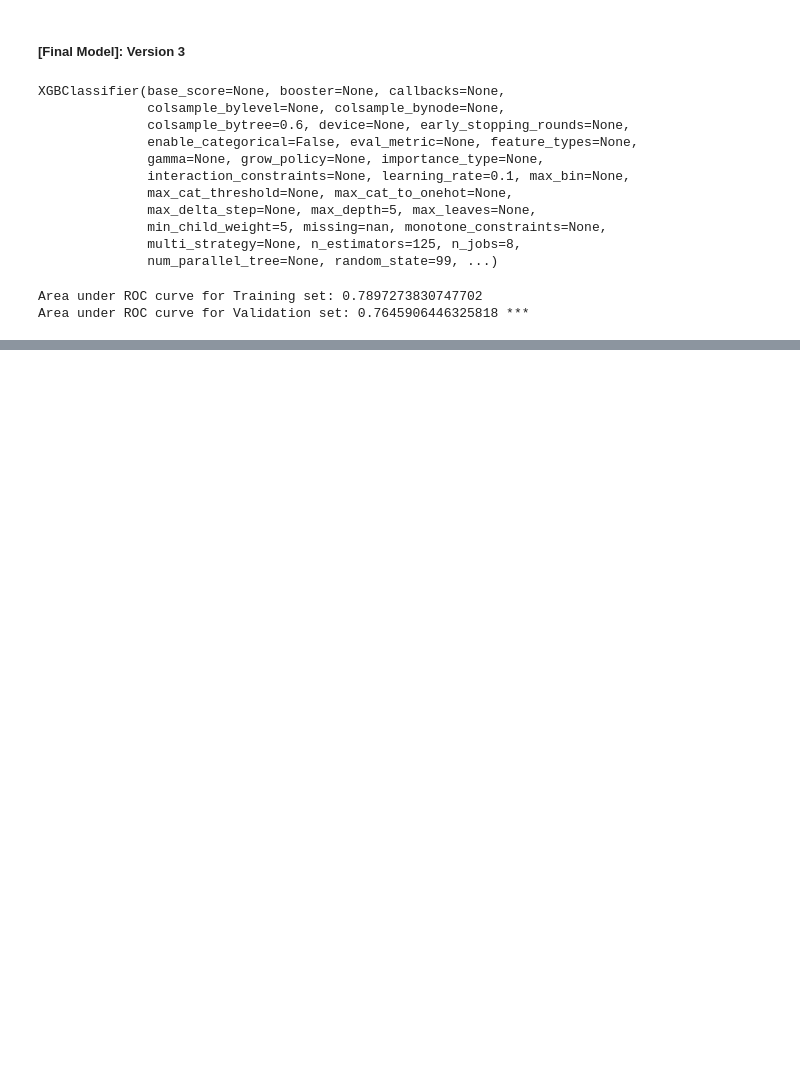
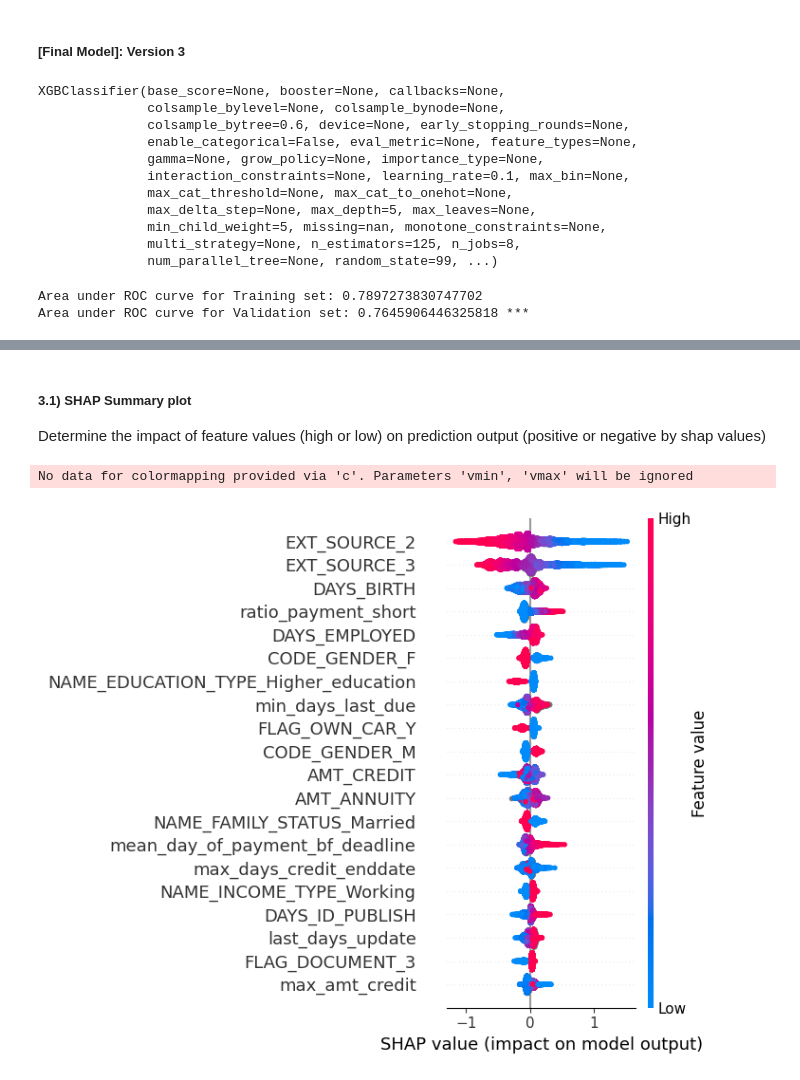
Before and after one commit to KunutBoon/interview-assignment, a Jupyter notebook: notebook/credit_default_risk_experiment.ipynb, the cells around one changed output, grey strips where cells are left out. Drawn from its saved outputs; the diff is of its cells as text; code cells hidden in the pictures; blank space fills up the shorter version.

```diff
--- a/notebook/credit_default_risk.ipynb
+++ b/notebook/credit_default_risk_experiment.ipynb
@@ -2218,0 +2400,12 @@ Area under ROC curve for Validation set: 0.7645906446325818 ***
+# %%
+# sample data for shap values calculation
+N_SAMPLE_EACH = 2000
+RANDOM_SEED = 99
+
+list_indices_test_set = sample_row_index(Y_test, random_state=RANDOM_SEED, n_class_0=N_SAMPLE_EACH, n_class_1=N_SAMPLE_EACH)
+X_samples = X_test.loc[list_indices_test_set, list_selected_features]
+
+# shap values calculation
+tree_explainer = shap.TreeExplainer(model)
+# shap_values = tree_explainer.shap_values(X_samples)
+shap_values = tree_explainer.shap_values(X_test.loc[:, list_selected_features])
@@ -2218,0 +2418,9 @@ Area under ROC curve for Validation set: 0.7645906446325818 ***
+# %% [markdown]
+##### 3.1) SHAP Summary plot
+
+Determine the impact of feature values (high or low) on prediction output (positive or negative by shap values)
+# %%
+shap.summary_plot(shap_values, X_test.loc[:, list_selected_features].values, plot_type="dot", max_display=20, feature_names=list_selected_features, plot_size=(7, 6))
+# %% [output]
+No data for colormapping provided via 'c'. Parameters 'vmin', 'vmax' will be ignored
+[figure, added]
```
Also changed, not shown: parts of 50 cells of this notebook, 4 other files.
